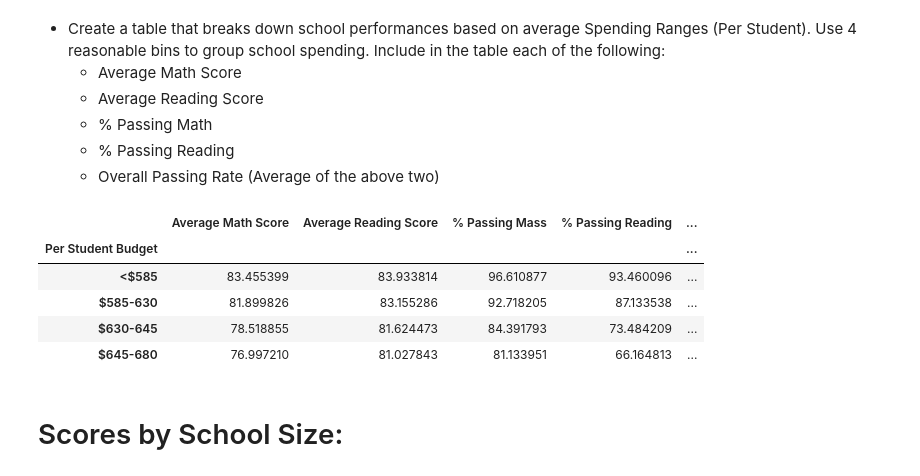
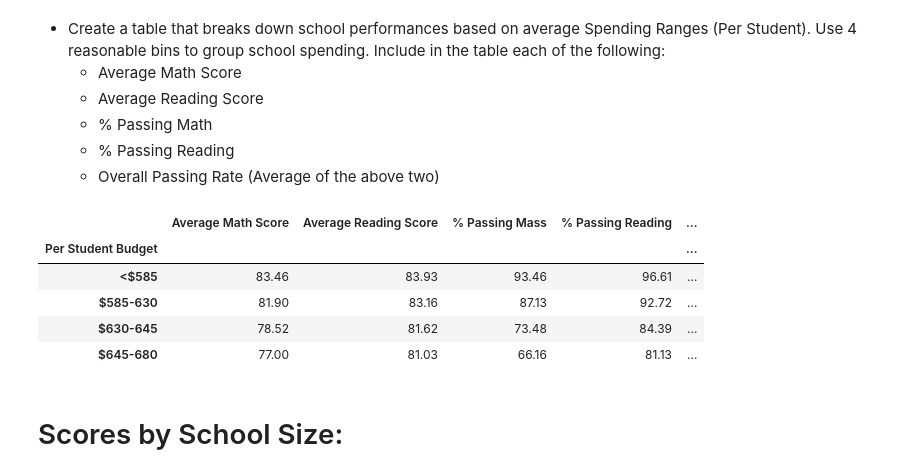
Before and after one commit to theidari/pandas-challenge, a Jupyter notebook: PyCitySchools/Main.ipynb, the cells around one changed output. Saved outputs shown, nothing was run; the diff lists cells and outputs as text; code cells hidden in the pictures.

```diff
--- a/PyCitySchools/Main.ipynb
+++ b/PyCitySchools/Main.ipynb
@@ -41,4 +19,4 @@ formatcorr(Total_Bud)
 # %%
 # Read School and Student Data File and store into Pandas DataFrames
-student_data = pd.read_csv(student_data_to_load)
-student_data.head()
+school_data = pd. read_csv(school_data_to_load, encoding="ISO-8859-1")
+student_data = pd.read_csv(student_data_to_load, encoding="ISO-8859-1")
@@ -231,3 +60,0 @@ per_school_types
-# %%
-per_school_typess = school_data.set_index(["school_name"])["type"]
-per_school_typess
@@ -252,3 +60,0 @@ Name: type, dtype: object
-# %%
-per_school_budget = school_data.set_index(["school_name"])["budget"]
-per_school_budget
@@ -273,3 +60,0 @@ Name: budget, dtype: int64
-# %%
-Per_Student_Budget = per_school_budget / School_Stu
-Per_Student_Budget
@@ -694,18 +303,19 @@ ScoreByGrade("reading_score")
   * % Passing Reading
   * Overall Passing Rate (Average of the above two)
 # %%
-Spending_Range_Bins = [0, 585, 630, 645,680]
-Spending_Range = ["<$585", "$585-630", "$630-645", "$645-680"]
-per_school_summary_df["Per Student Budget"] = pd.cut(Per_Student_Budget, Spending_Range_Bins, labels=Spending_Range)
-School_Spending=per_school_summary_df.groupby("Per Student Budget")
-School_Spending[["Average Math Score","Average Reading Score","% Passing Mass","% Passing Reading","% Overall Passing"]].mean()
+spending_range_bins = [0, 585, 630, 645,680]
+spending_range=["<$585", "$585-630", "$630-645", "$645-680"]
+school_summary["Per Student Budget"] = pd.cut(per_student_budget, spending_range_bins, labels=spending_range)
+school_spending=school_summary.groupby("Per Student Budget")
+round(school_spending[["Average Math Score","Average Reading Score","% Passing Mass",
+                       "% Passing Reading","% Overall Passing"]].mean(),2)
 # %% [output]
 |  | Average Math Score | Average Reading Score | % Passing Mass | % Passing Reading | ... |
 | Per Student Budget |  |  |  |  | ... |
-| <$585 | 83.455399 | 83.933814 | 96.610877 | 93.460096 | ... |
-| $585-630 | 81.899826 | 83.155286 | 92.718205 | 87.133538 | ... |
-| $630-645 | 78.518855 | 81.624473 | 84.391793 | 73.484209 | ... |
-| $645-680 | 76.997210 | 81.027843 | 81.133951 | 66.164813 | ... |
+| <$585 | 83.46 | 83.93 | 93.46 | 96.61 | ... |
+| $585-630 | 81.90 | 83.16 | 87.13 | 92.72 | ... |
+| $630-645 | 78.52 | 81.62 | 73.48 | 84.39 | ... |
+| $645-680 | 77.00 | 81.03 | 66.16 | 81.13 | ... |
 # %% [markdown]
 # Scores by School Size:
 # %% [markdown]
```
Also changed, not shown: parts of 71 cells of this notebook.
